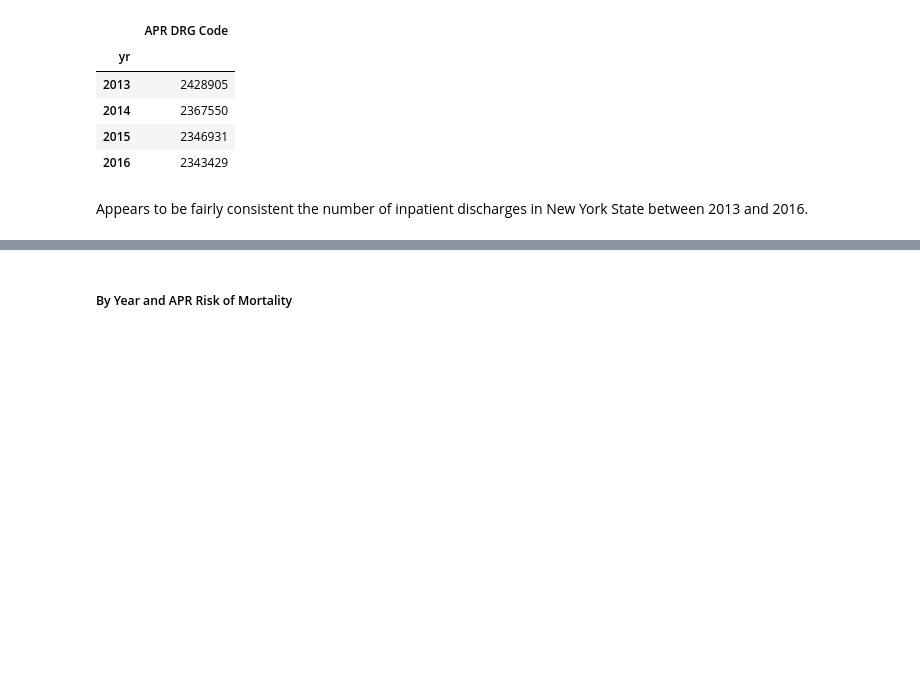
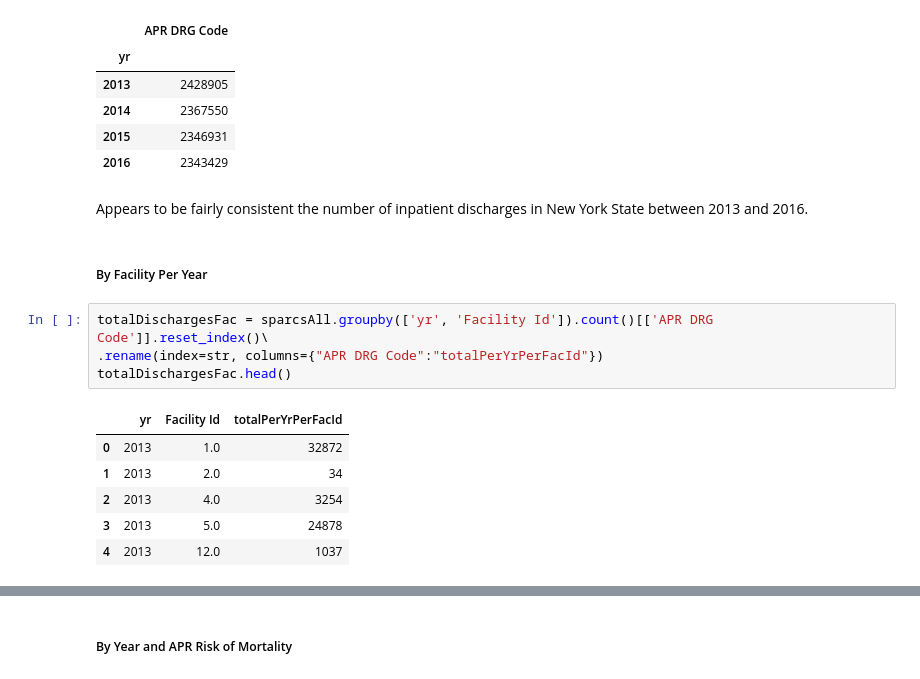
Before and after one commit to meiguan/nycHospitalPricing, a Jupyter notebook: 3_compileDischargesHospitalCensusData.ipynb, the cells around one changed output, grey strips where cells are left out. Saved outputs shown, nothing was run; the diff lists cells and outputs as text; blank space fills up the shorter version.

```diff
--- a/3_compileDischargesHospitalCensusData.ipynb
+++ b/3_compileDischargesHospitalCensusData.ipynb
@@ -203,3 +203,16 @@ sparcsAll.groupby(['yr']).count()[['APR DRG Code']]
 | 2016 | 2343429 |
 # %% [markdown]
 Appears to be fairly consistent the number of inpatient discharges in New York State between 2013 and 2016.
+# %% [markdown]
+##### By Facility Per Year
+# %%
+totalDischargesFac = sparcsAll.groupby(['yr', 'Facility Id']).count()[['APR DRG Code']].reset_index()\
+.rename(index=str, columns={"APR DRG Code":"totalPerYrPerFacId"})
+totalDischargesFac.head()
+# %% [output]
+|  | yr | Facility Id | totalPerYrPerFacId |
+| 0 | 2013 | 1.0 | 32872 |
+| 1 | 2013 | 2.0 | 34 |
+| 2 | 2013 | 4.0 | 3254 |
+| 3 | 2013 | 5.0 | 24878 |
+| 4 | 2013 | 12.0 | 1037 |
```
Also changed, not shown: parts of 7 cells of this notebook, 1 other file.
